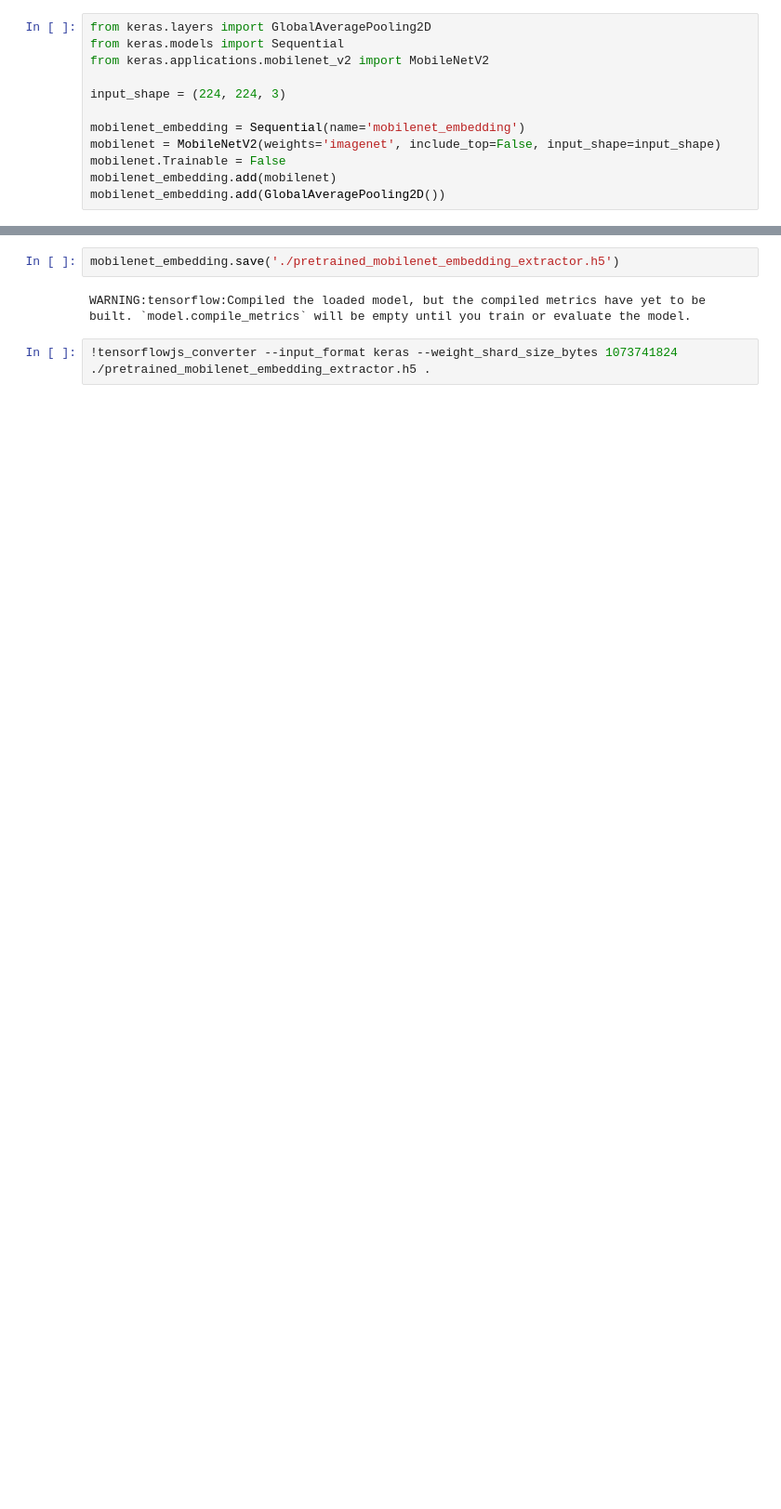
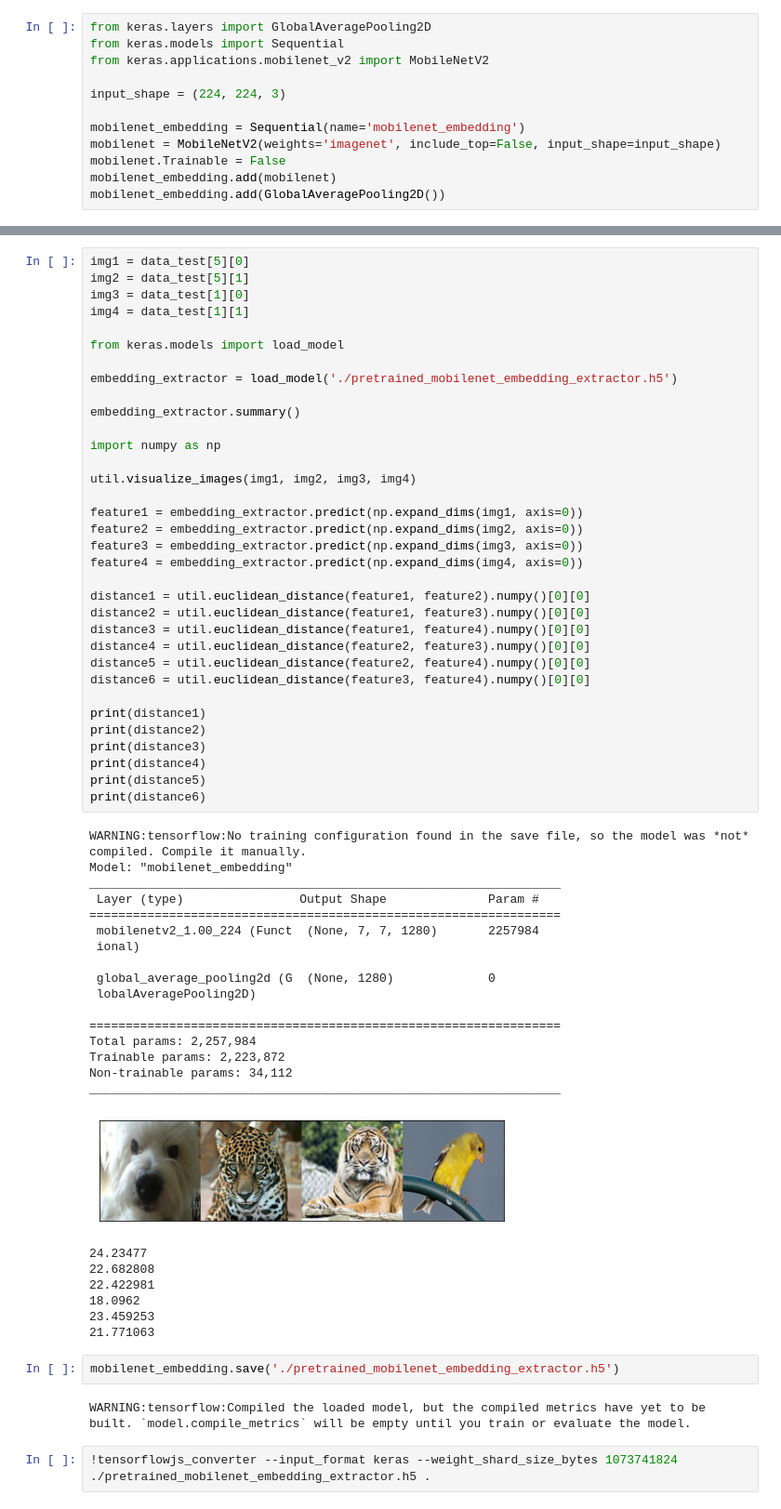
Before and after one commit to Svendpai/semantic-image-similarity, a Jupyter notebook: deep-learning/models/pretrained_mobilenet_embedding_extractor/pretrained_mobilenet.ipynb, the cells around one changed output, grey strips where cells are left out. Shown at 93% size. Cells and saved outputs as stored; diff of their text form; blank space fills up the shorter version.

```diff
--- a/deep-learning/models/pretrained_mobilenet_embedding_extractor/pretrained_mobilenet.ipynb
+++ b/deep-learning/models/pretrained_mobilenet_embedding_extractor/pretrained_mobilenet.ipynb
@@ -66,3 +66,61 @@ Threshold:  0.41500000000000026
+# %%
+img1 = data_test[5][0]
+img2 = data_test[5][1]
+img3 = data_test[1][0]
+img4 = data_test[1][1]
+
+from keras.models import load_model
+
+embedding_extractor = load_model('./pretrained_mobilenet_embedding_extractor.h5')
+
+embedding_extractor.summary()
+
+import numpy as np
+
+util.visualize_images(img1, img2, img3, img4)
+
+feature1 = embedding_extractor.predict(np.expand_dims(img1, axis=0))
+feature2 = embedding_extractor.predict(np.expand_dims(img2, axis=0))
+feature3 = embedding_extractor.predict(np.expand_dims(img3, axis=0))
+feature4 = embedding_extractor.predict(np.expand_dims(img4, axis=0))
+
+distance1 = util.euclidean_distance(feature1, feature2).numpy()[0][0]
+distance2 = util.euclidean_distance(feature1, feature3).numpy()[0][0]
+distance3 = util.euclidean_distance(feature1, feature4).numpy()[0][0]
+distance4 = util.euclidean_distance(feature2, feature3).numpy()[0][0]
+distance5 = util.euclidean_distance(feature2, feature4).numpy()[0][0]
+distance6 = util.euclidean_distance(feature3, feature4).numpy()[0][0]
+
+print(distance1)
+print(distance2)
+print(distance3)
+print(distance4)
+print(distance5)
+print(distance6)
+# %% [output]
+WARNING:tensorflow:No training configuration found in the save file, so the model was *not* compiled. Compile it manually.
+Model: "mobilenet_embedding"
+_________________________________________________________________
+ Layer (type)                Output Shape              Param #
+=================================================================
+ mobilenetv2_1.00_224 (Funct  (None, 7, 7, 1280)       2257984
+ ional)
+
+ global_average_pooling2d (G  (None, 1280)             0
+ lobalAveragePooling2D)
+
+=================================================================
+Total params: 2,257,984
+Trainable params: 2,223,872
+Non-trainable params: 34,112
+_________________________________________________________________
+[figure, added]
+24.23477
+22.682808
+22.422981
+18.0962
+23.459253
+21.771063
 # %%
 mobilenet_embedding.save('./pretrained_mobilenet_embedding_extractor.h5')
 # %% [output]
```
Also changed, not shown: parts of 3 cells of this notebook, 12 other files.
